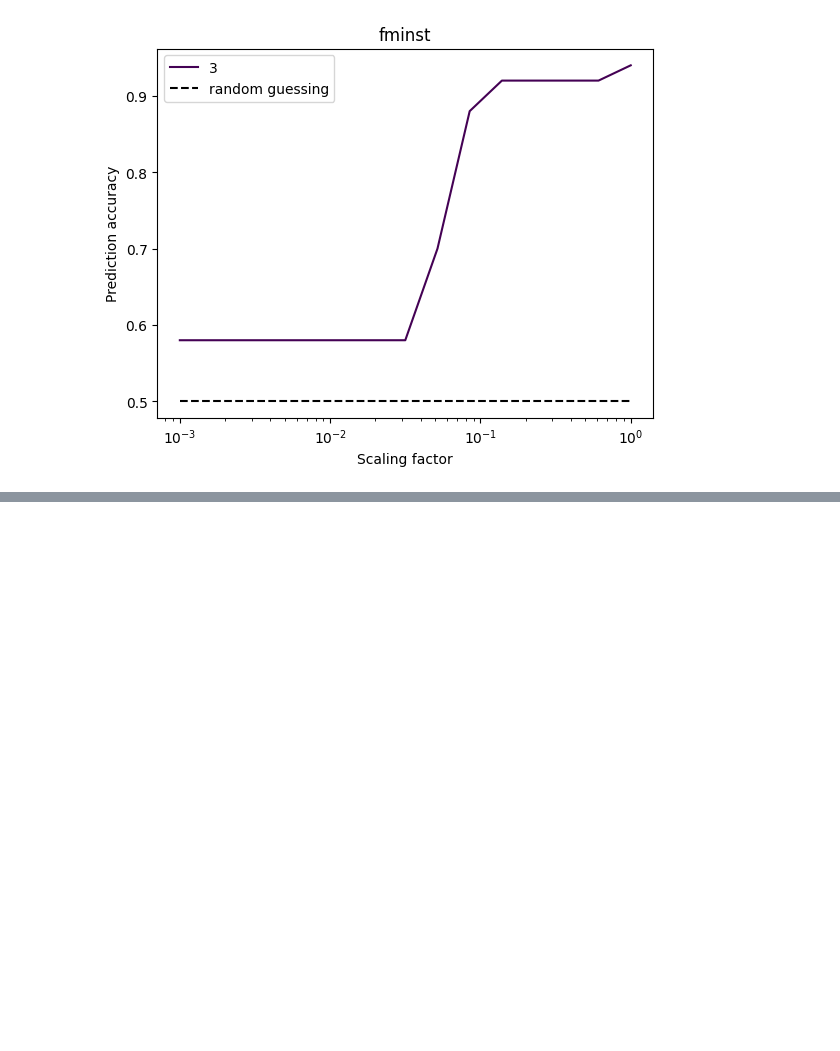
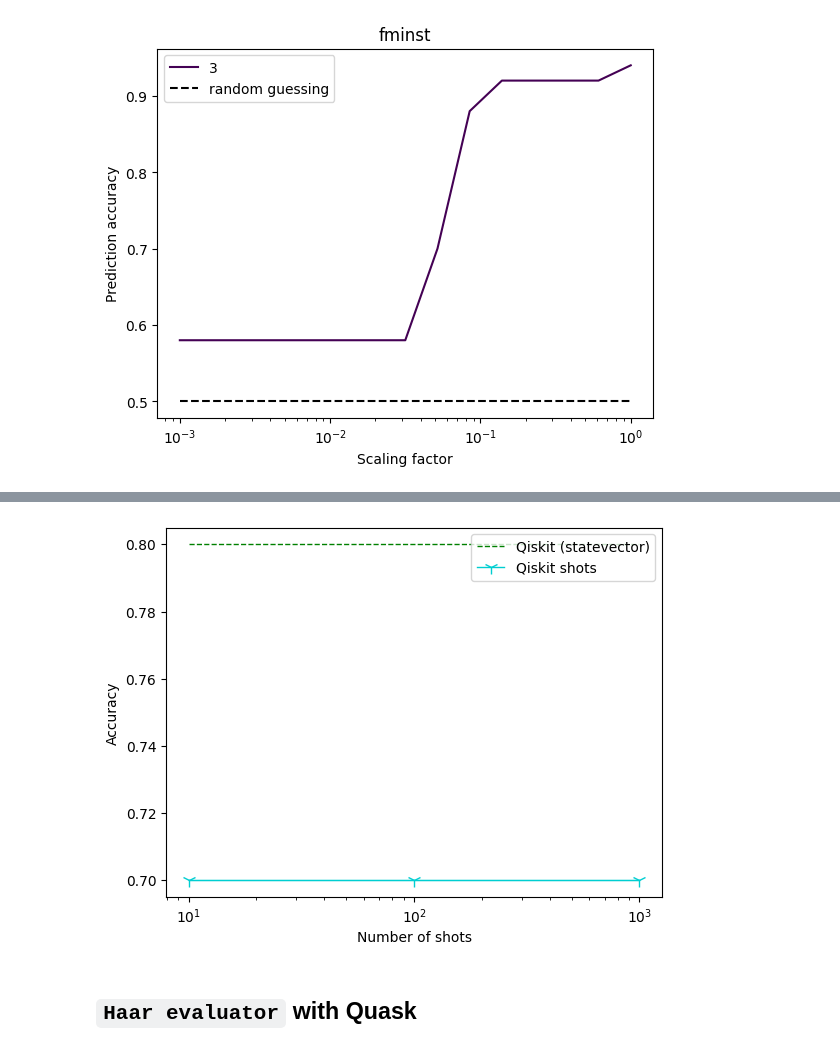
Before and after one commit to CERN-IT-INNOVATION/olqti-summer-school-2024, a Jupyter notebook: quantum_computing_applications_and_use_cases/kernel-bandwidth-in-QML.ipynb, the cells around one changed output, grey strips where cells are left out. Saved outputs shown, nothing was run; the diff lists cells and outputs as text; code cells hidden in the pictures; blank space fills up the shorter version.

```diff
--- a/quantum_computing_applications_and_use_cases/kernel-bandwidth-in-QML.ipynb
+++ b/quantum_computing_applications_and_use_cases/kernel-bandwidth-in-QML.ipynb
@@ -1139,0 +1313,28 @@ plt.legend()
+# %%
+exact_qiskit = np.max(accuracy_beta)
+# Plot the exact statevector results as horizontal lines
+plt.hlines(y=exact_qiskit, xmin=shots_list[0], xmax=shots_list[-1], linestyle='--', color='g', linewidth=1, label='Qiskit (statevector)')
+
+# Plot the Qiskit results with error bars (mean accuracy and standard deviation)
+qis_means = [entry['mean'] for entry in acc_shots_qis]
+qis_stds = [entry['std'] for entry in acc_shots_qis]
+plt.plot(shots_list, qis_means, marker='1', markersize=10, linewidth=1, label='Qiskit shots', color='darkturquoise')
+plt.fill_between(shots_list,
+                 [m - s for m, s in zip(qis_means, qis_stds)],
+                 [m + s for m, s in zip(qis_means, qis_stds)],
+                 color='darkturquoise', alpha=0.2)
+
+# Set logarithmic scale for the x-axis (number of shots)
+plt.xscale('log')
+
+# Labels and legend
+plt.xlabel("Number of shots")
+plt.ylabel("Accuracy")
+plt.legend()
+
+# Show the plot
+plt.show()
+# %% [output]
+[figure, added]
+# %% [markdown]
+## ``Haar evaluator`` with Quask
```
Also changed, not shown: parts of 28 cells of this notebook.
